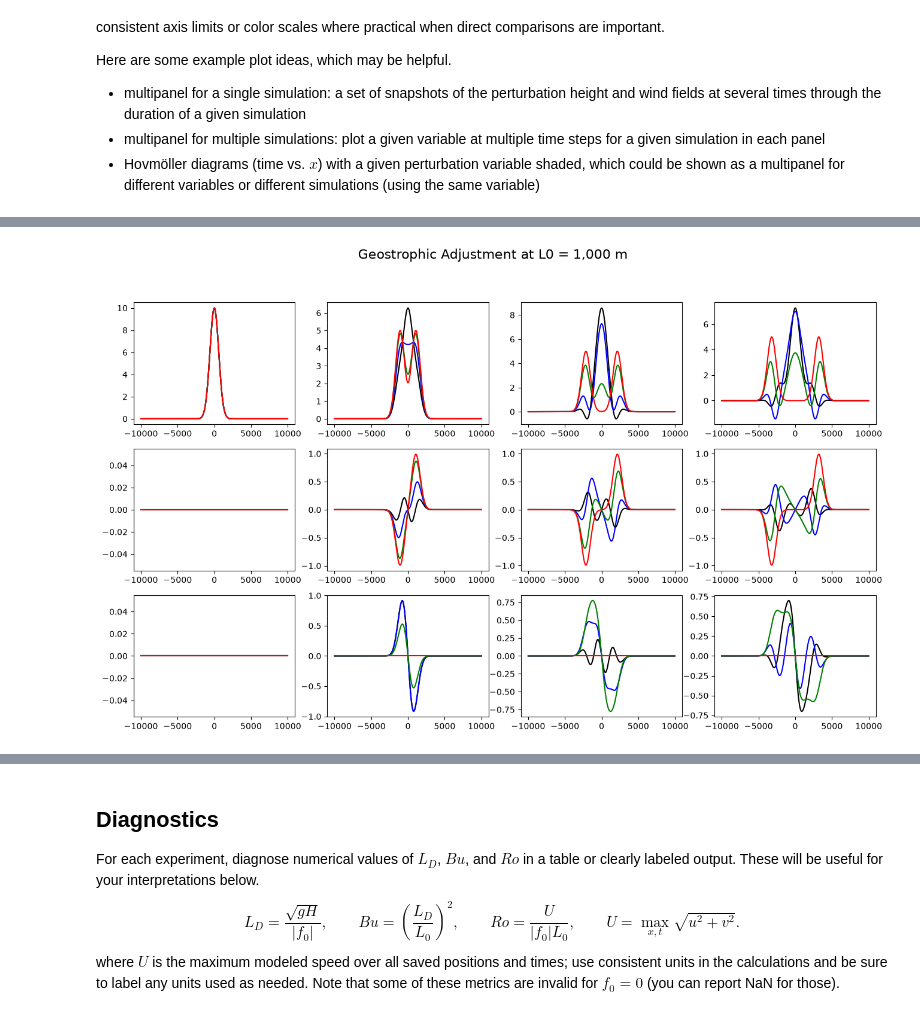
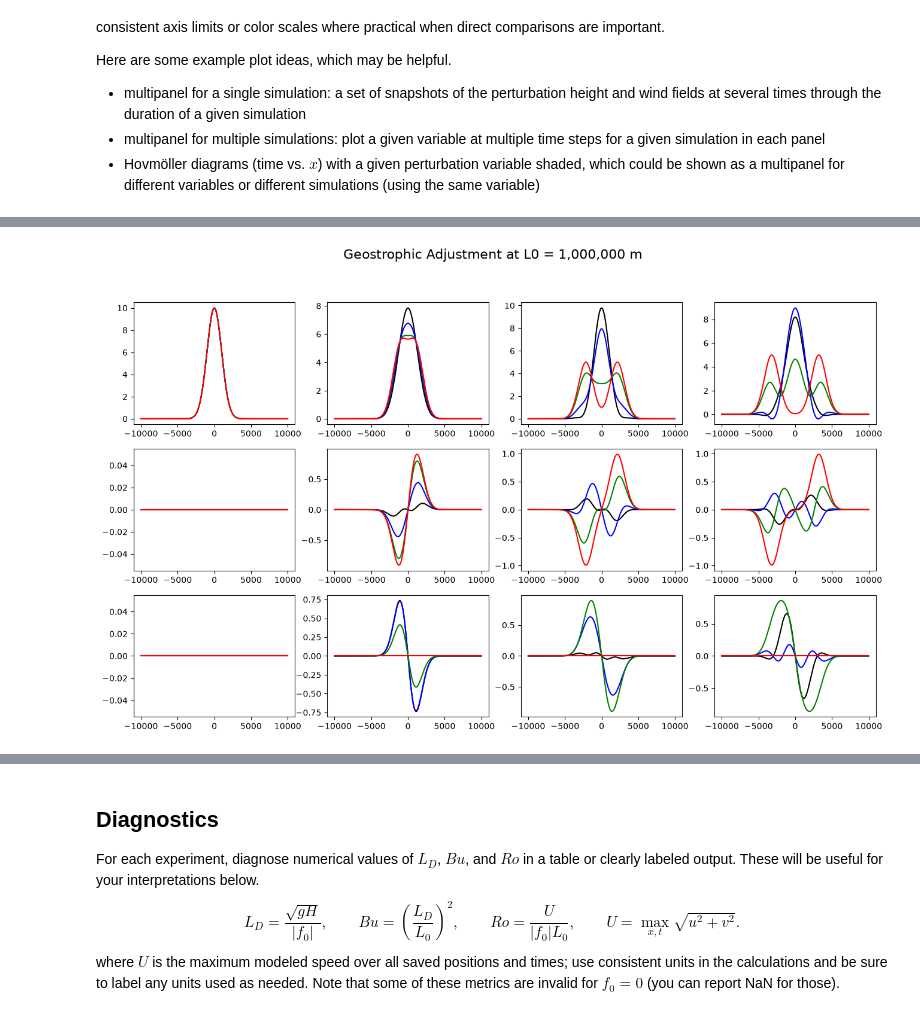
Before and after one commit to hannah-koch/METR5003, a Jupyter notebook: lab2.ipynb, the cells around one changed output, grey strips where cells are left out. Cells and saved outputs as stored; diff of their text form; code cells hidden in the pictures.

```diff
--- a/lab2.ipynb
+++ b/lab2.ipynb
@@ -253,27 +253,6 @@ Integrating 60.0°N ...
 # %% [markdown]
 ### Your new run code
 # %%
-# RUN model run for a given latitude and f_0-setting
-# All other settings are left to default values
-latitude = 15.0
-f_0 = coriolis_parameter(latitude)
-single_run_f15deg = integrate_case(f_0)
-# Print the dictionary keys and some parameter values
-print(single_run_f15deg.keys())
-print(f"Coriolis parameter: {single_run_f15deg['f_0']}")
-print(f"h_0: {single_run_f15deg['amplitude']}")
-print(f"L_0: {single_run_f15deg['width']}")
-print()
-
-# Example model run for a given latitude and f_0-setting with a smaller L_0 value
-single_run_f15_modL0 = integrate_case(f_0, width=100000.0)
-# Print the dictionary keys and some parameter values
-print(single_run_f15_modL0.keys())
-print(f"Coriolis parameter: {single_run_f15_modL0['f_0']}")
-print(f"h_0: {single_run_f15_modL0['amplitude']}")
-print(f"L_0: {single_run_f15_modL0['width']}")
-print()
-
 # Use a loop to iteratively run a set of 4 experiments and store their parameter settings
 case_names = [] # initialize a list
 run_params = [] # initialize a list
@@ -284,5 +263,5 @@ for lat in [0, 15.0, 35.0, 60.0]:
     print(f"Integrating {case_label} ...")
     case_names.append(case_label)
     run_params.append({"label": case_label, "latitude": lat, "f_0": f, "amplitude": h_0, "width": L_0})
-    runs[case_label] = integrate_case(f, amplitude=h_0, width=L_0)
+    runs[case_label] = integrate_case(f, amplitude=h_0, width=100000.0) # CHANGE FOR EACH EXPERIMENT
 # %% [output]
@@ -535,5 +508,5 @@ plt.show()
 # %%
-# PLOT FOR f0 = 0, 15, 35, and 60 AND L0 =  1000
+# PLOT FOR f0 = 0, 15, 35, and 60 AND L0 =  1000000
 
 # Establish the time indices
 plot_time_1 = 0 # Hour 0
@@ -613,33 +586,33 @@ axes[1, 3].plot(x_km, variables_u_60[plot_time_4], color="black")
 axes[1, 3].plot(x_km, variables_u_35[plot_time_4], color="blue")
 axes[1, 3].plot(x_km, variables_u_15[plot_time_4], color="green")
 axes[1, 3].plot(x_km, variables_u_0[plot_time_4], color="red")
 
 # Plotting for the zonal wind (u) at different times and latitudes
 axes[2, 0].plot(x_km, variables_v_60[plot_time_1], color="black")
 axes[2, 0].plot(x_km, variables_v_35[plot_time_1], color="blue")
 axes[2, 0].plot(x_km, variables_v_15[plot_time_1], color="green")
 axes[2, 0].plot(x_km, variables_v_0[plot_time_1], color="red")
 
 axes[2, 1].plot(x_km, variables_v_60[plot_time_2], color="black")
 axes[2, 1].plot(x_km, variables_v_35[plot_time_2], color="blue")
 axes[2, 1].plot(x_km, variables_v_15[plot_time_2], color="green")
 axes[2, 1].plot(x_km, variables_v_0[plot_time_2], color="red")
 
 axes[2, 2].plot(x_km, variables_v_60[plot_time_3], color="black")
 axes[2, 2].plot(x_km, variables_v_35[plot_time_3], color="blue")
 axes[2, 2].plot(x_km, variables_v_15[plot_time_3], color="green")
 axes[2, 2].plot(x_km, variables_v_0[plot_time_3], color="red")
 
 axes[2, 3].plot(x_km, variables_v_60[plot_time_4], color="black")
 axes[2, 3].plot(x_km, variables_v_35[plot_time_4], color="blue")
 axes[2, 3].plot(x_km, variables_v_15[plot_time_4], color="green")
 axes[2, 3].plot(x_km, variables_v_0[plot_time_4], color="red")
 
-plt.suptitle("Geostrophic Adjustment at L0 = 1,000 m", fontsize=16)
+plt.suptitle("Geostrophic Adjustment at L0 = 1,000,000 m", fontsize=16)
 
 #labels = ["Height perturbation (km)", "Zonal wind (m s$^{-1}$)", "Meridional wind (m s$^{-1}$)"]
 
 plt.show()
 # %% [output]
-[figure, old version]
+[figure, new version]
 # %%
```
Also changed, not shown: parts of 5 cells of this notebook.
